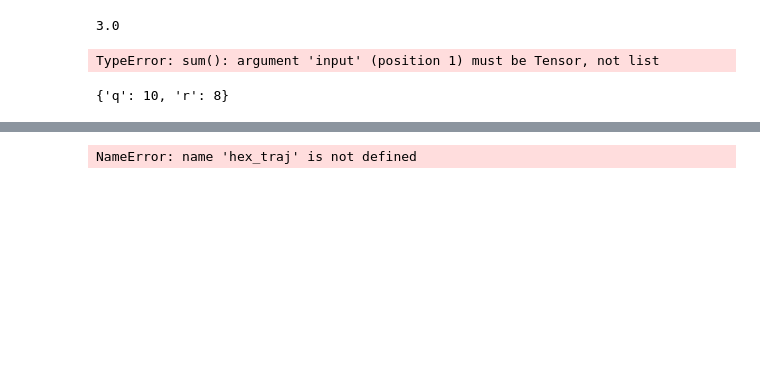
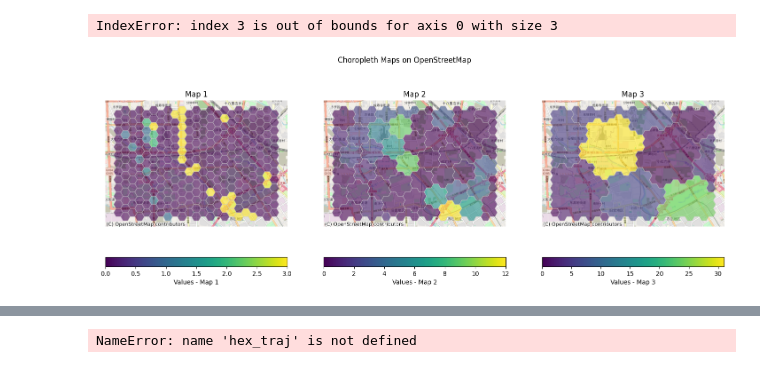
Before and after one commit to lucasczz/MiLES, a Jupyter notebook: notebooks/data_exploration.ipynb, the cells around one changed output, grey strips where cells are left out. Saved outputs shown, nothing was run; the diff lists cells and outputs as text; code cells hidden in the pictures; blank space fills up the shorter version.

Commit message:
feat: plots

```diff
--- a/notebooks/data_exploration.ipynb
+++ b/notebooks/data_exploration.ipynb
@@ -16,7 +15 @@ from pyproj import Transformer
-# %%
-a = 2
-b = 5.5
-(b - a) // 1 * 1
-# %% [output]
-3.0
 # %%
@@ -120,9 +90,3 @@ def get_hexgrid(
-# %%
-import torch
-l = [torch.ones(3) for i in range(3)]
-sum(l)
-# %% [output]
-TypeError: sum(): argument 'input' (position 1) must be Tensor, not list
 # %%
 crs1 = "epsg:4326"
 crs2 = "epsg:3857"
@@ -151,4 +118,0 @@ hdf = pd.concat(tmp)
-# %%
-dict(hdf[['q', 'r']].nunique())
-# %% [output]
-{'q': 10, 'r': 8}
@@ -154,0 +140,45 @@ dict(hdf[['q', 'r']].nunique())
+# %%
+# Get number of visits for higher level cells
+grids = [grid]
+for level in list(range(1, 4)):
+    result = (
+        grid.groupby([f"q{level}", f"r{level}"])
+        .agg({"geometry": unary_union, "n_visits": "sum"})
+        .reset_index()
+    )
+    result = result.set_geometry("geometry")
+    result = result.set_crs(crs2)
+    grids.append(result)
+# %%
+fig, axs = plt.subplots(1, 3, figsize=(18, 6))
+fig.suptitle('Choropleth Maps on OpenStreetMap')
+
+for i, gdf in enumerate(grids):
+    # Ensure the GeoDataFrame is in Web Mercator projection
+    gdf = gdf.to_crs(epsg=3857)
+
+    # Create choropleth map
+    # vmin, vmax = gdf['n_visits'].min(), gdf['n_visits'].max()
+    # norm = Normalize(vmin=vmin, vmax=vmax)
+
+    gdf.plot(column='n_visits', ax=axs[i], alpha=0.6,
+             edgecolor='0.8', linewidth=0.8,
+             legend=True,
+            #  norm=norm,
+             legend_kwds={'label': f'Values - Map {i+1}',
+                          'orientation': 'horizontal'})
+
+    # Add OpenStreetMap as background
+    ctx.add_basemap(axs[i], source=ctx.providers.OpenStreetMap.Mapnik)
+
+    # Remove axis
+    axs[i].axis('off')
+
+    # Set title
+    axs[i].set_title(f'Map {i+1}')
+
+plt.tight_layout()
+plt.show()
+# %% [output]
+IndexError: index 3 is out of bounds for axis 0 with size 3
+[figure, added]
```
Also changed, not shown: parts of 6 cells of this notebook, 5 other files.
